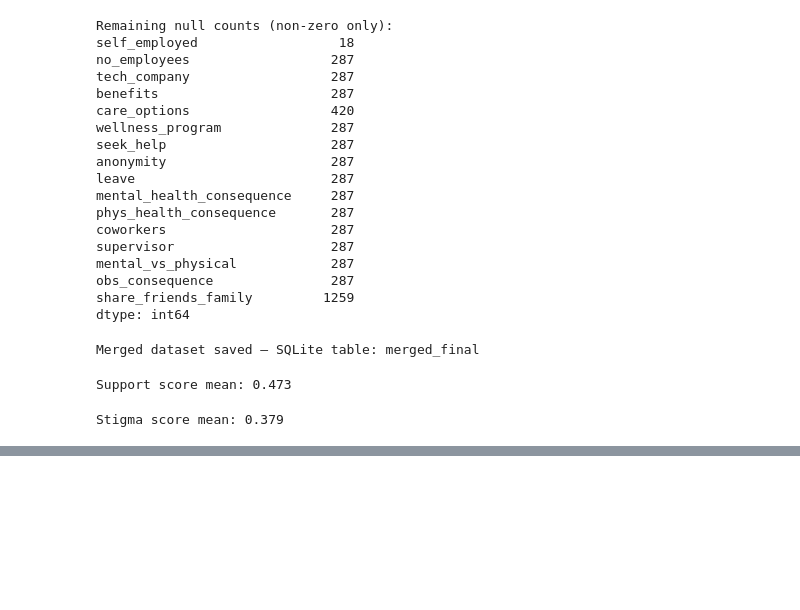
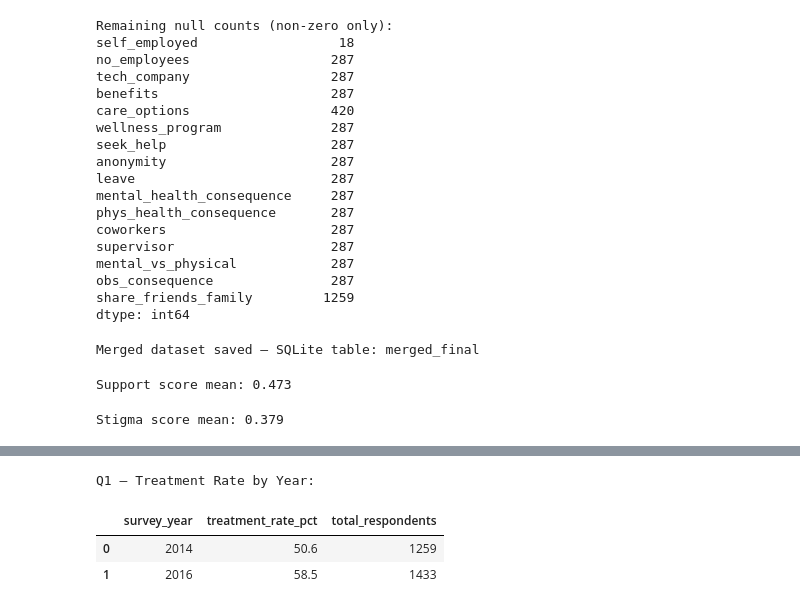
Before and after one commit to seanlumasag/cs210-project, a Jupyter notebook: notebook.ipynb, the cells around one changed output, grey strips where cells are left out. Drawn from its saved outputs; the diff is of its cells as text; code cells hidden in the pictures; blank space fills up the shorter version.

```diff
--- a/notebook.ipynb
+++ b/notebook.ipynb
@@ -417,0 +423,17 @@ Stigma score mean: 0.379
+# %%
+# Q1: Treatment-seeking rate by year
+q1 = pd.read_sql("""
+    SELECT survey_year,
+           ROUND(AVG(CAST(treatment AS FLOAT)) * 100, 1) AS treatment_rate_pct,
+           COUNT(*) AS total_respondents
+    FROM merged_final
+    WHERE treatment IS NOT NULL
+    GROUP BY survey_year
+""", connect)
+print("Q1 — Treatment Rate by Year:")
+q1
+# %% [output]
+Q1 — Treatment Rate by Year:
+|  | survey_year | treatment_rate_pct | total_respondents |
+| 0 | 2014 | 50.6 | 1259 |
+| 1 | 2016 | 58.5 | 1433 |
```
Also changed, not shown: parts of 4 cells of this notebook.
